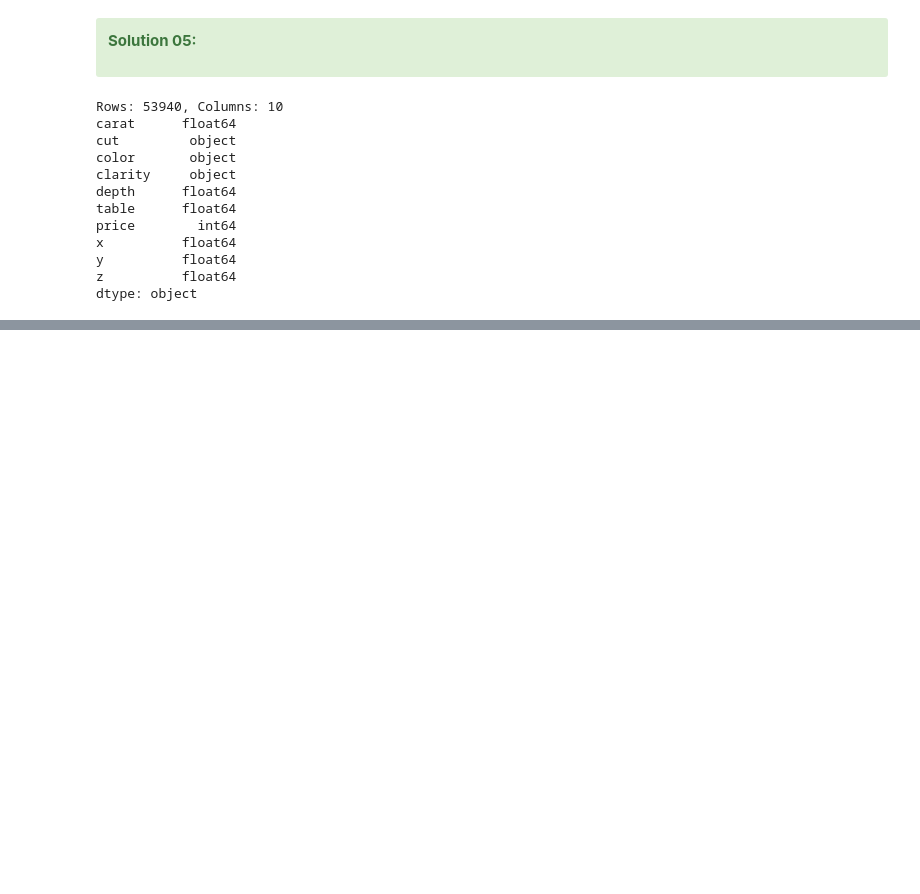
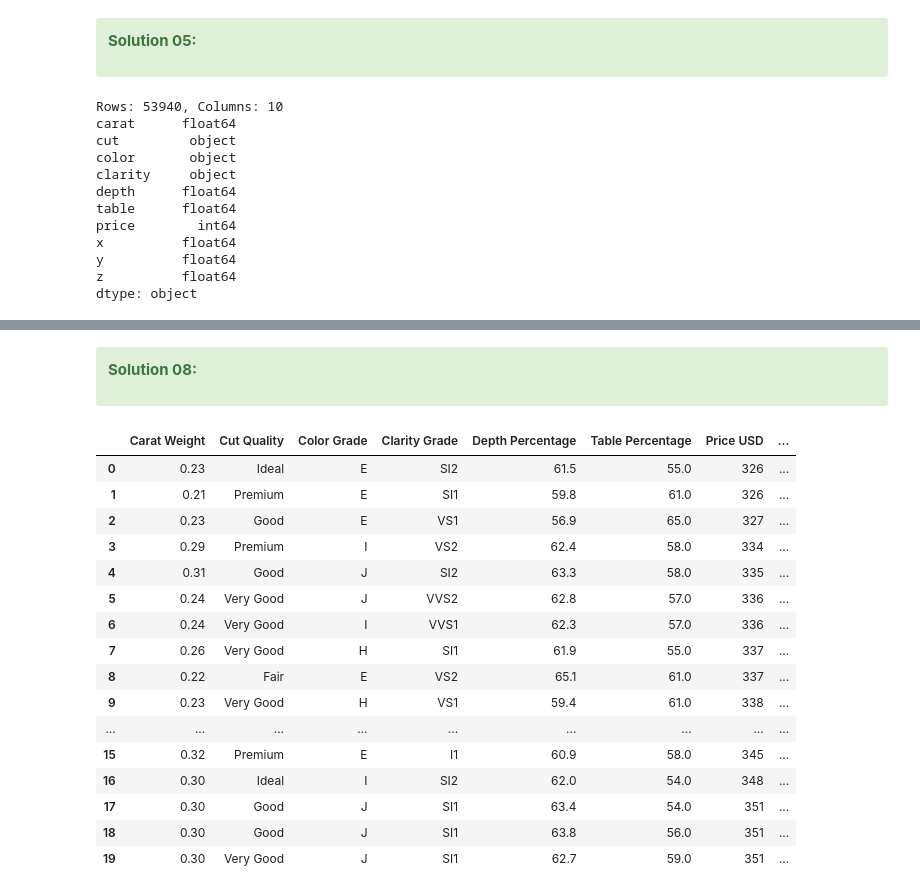
Before and after one commit to aziart/pandas-exercises, a Jupyter notebook: 12 - w3exercises/09 - Pandas Practice Sets/09 - 01 Pandas Practice Set-1.ipynb, the cells around one changed output, grey strips where cells are left out. Cells and saved outputs as stored; diff of their text form; code cells hidden in the pictures; blank space fills up the shorter version.

```diff
--- a/12 - w3exercises/09 - Pandas Practice Sets/09 - 01 Pandas Practice Set-1.ipynb
+++ b/12 - w3exercises/09 - Pandas Practice Sets/09 - 01 Pandas Practice Set-1.ipynb
@@ -254,0 +377,5 @@ dtype: object
+# %%
+path = '../data/'
+filename = 'diamonds.csv'
+df = pd.read_csv(path + filename)
+display(df.head(20))
@@ -254,0 +400,30 @@ dtype: object
+# %% [markdown]
+<div class="alert alert-success">
+
+**Solution 08:**
+</div>
+# %%
+# 8. Rename All Columns
+# Write a Pandas program to rename all the columns of the diamonds Dataframe.
+
+
+df.columns = ['Carat Weight', 'Cut Quality', 'Color Grade', 'Clarity Grade', 'Depth Percentage', 'Table Percentage', 'Price USD', 'X Dimension (mm)', 'Y Dimension (mm)', 'Z Dimension (mm)']
+display(df.head(20))
+# %% [output]
+|  | Carat Weight | Cut Quality | Color Grade | Clarity Grade | Depth Percentage | Table Percentage | Price USD | ... |
+| 0 | 0.23 | Ideal | E | SI2 | 61.5 | 55.0 | 326 | ... |
+| 1 | 0.21 | Premium | E | SI1 | 59.8 | 61.0 | 326 | ... |
+| 2 | 0.23 | Good | E | VS1 | 56.9 | 65.0 | 327 | ... |
+| 3 | 0.29 | Premium | I | VS2 | 62.4 | 58.0 | 334 | ... |
+| 4 | 0.31 | Good | J | SI2 | 63.3 | 58.0 | 335 | ... |
+| 5 | 0.24 | Very Good | J | VVS2 | 62.8 | 57.0 | 336 | ... |
+| 6 | 0.24 | Very Good | I | VVS1 | 62.3 | 57.0 | 336 | ... |
+| 7 | 0.26 | Very Good | H | SI1 | 61.9 | 55.0 | 337 | ... |
+| 8 | 0.22 | Fair | E | VS2 | 65.1 | 61.0 | 337 | ... |
+| 9 | 0.23 | Very Good | H | VS1 | 59.4 | 61.0 | 338 | ... |
+| ... | ... | ... | ... | ... | ... | ... | ... | ... |
+| 15 | 0.32 | Premium | E | I1 | 60.9 | 58.0 | 345 | ... |
+| 16 | 0.30 | Ideal | I | SI2 | 62.0 | 54.0 | 348 | ... |
+| 17 | 0.30 | Good | J | SI1 | 63.4 | 54.0 | 351 | ... |
+| 18 | 0.30 | Good | J | SI1 | 63.8 | 56.0 | 351 | ... |
+| 19 | 0.30 | Very Good | J | SI1 | 62.7 | 59.0 | 351 | ... |
```
Also changed, not shown: parts of 10 cells of this notebook.
